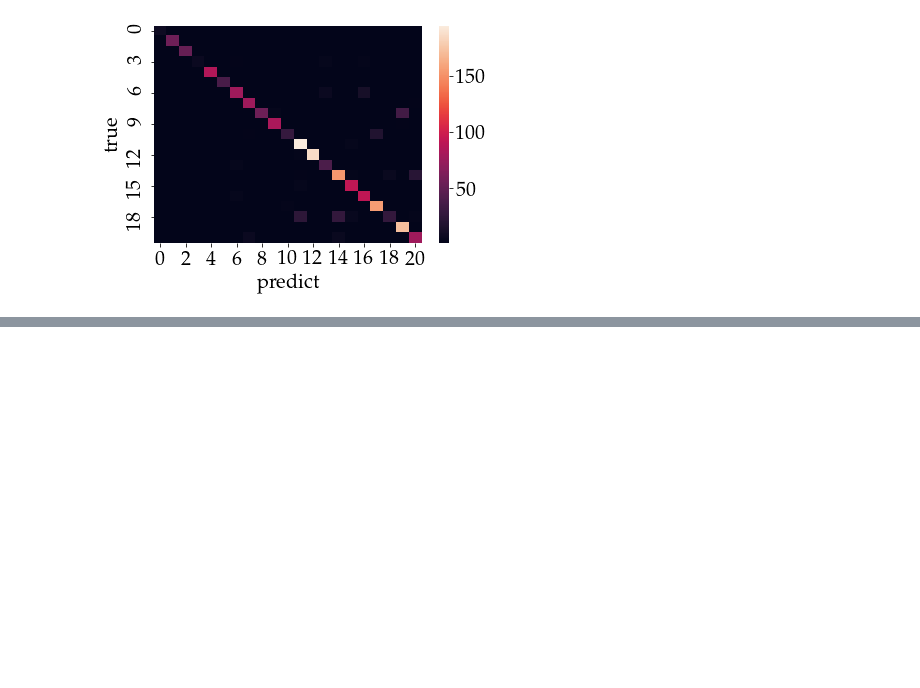
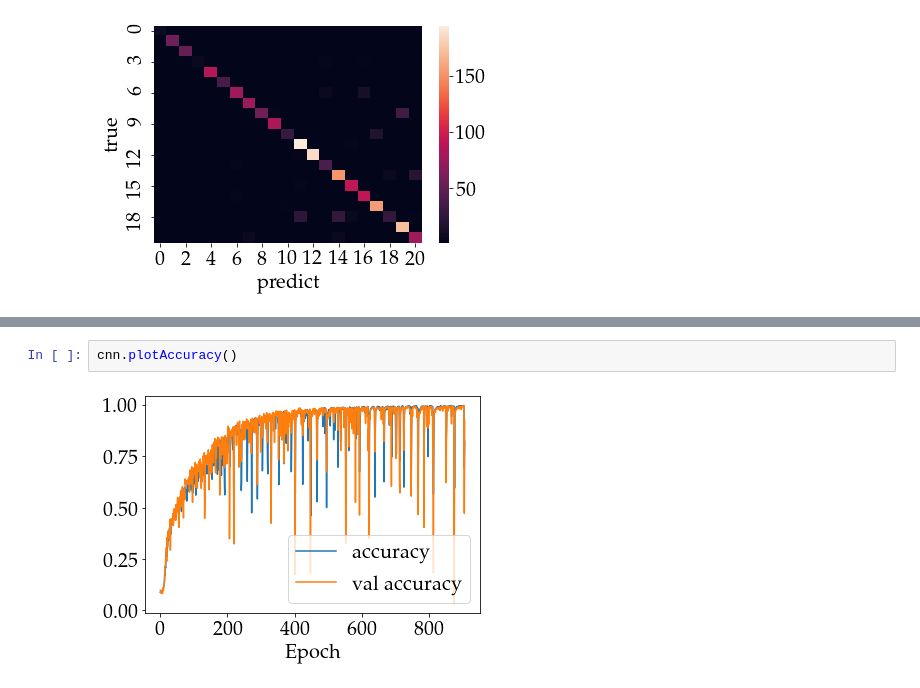
Before and after one commit to b-irsigler/CNN_classifier, a Jupyter notebook: CNN_classifier.ipynb, the cells around one changed output, grey strips where cells are left out. Saved outputs shown, nothing was run; the diff lists cells and outputs as text; blank space fills up the shorter version.

```diff
--- a/CNN_classifier.ipynb
+++ b/CNN_classifier.ipynb
@@ -137,0 +160,4 @@ ax = sns.heatmap(df_pivot)
+# %%
+cnn.plotAccuracy()
+# %% [output]
+[figure, added]
```
Also changed, not shown: parts of 11 cells of this notebook, 2 other files.
